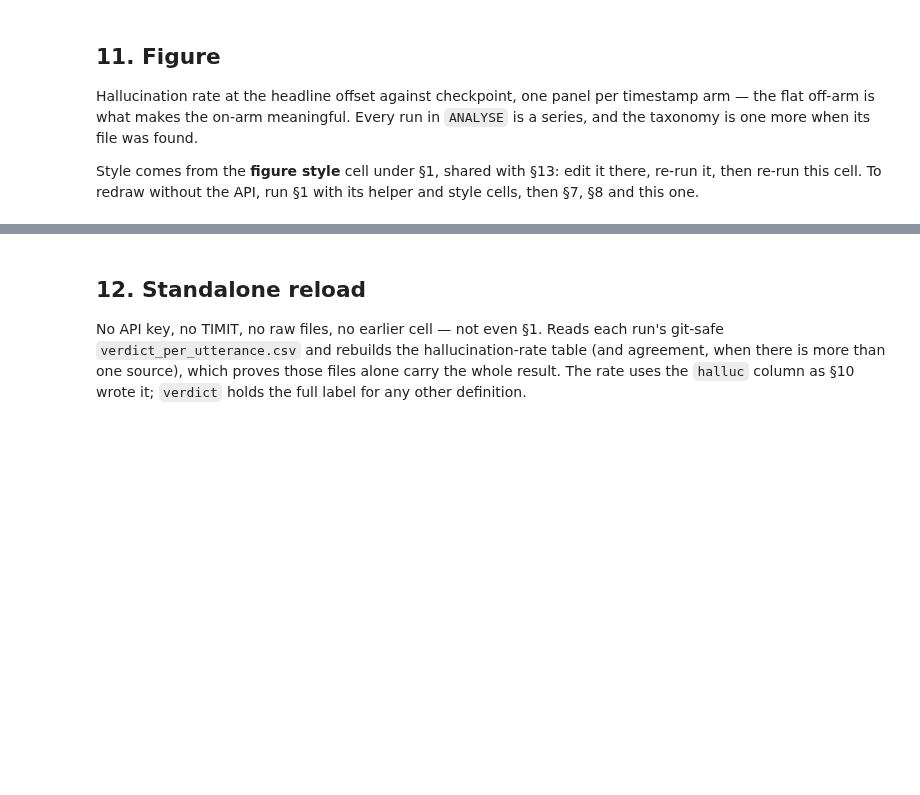
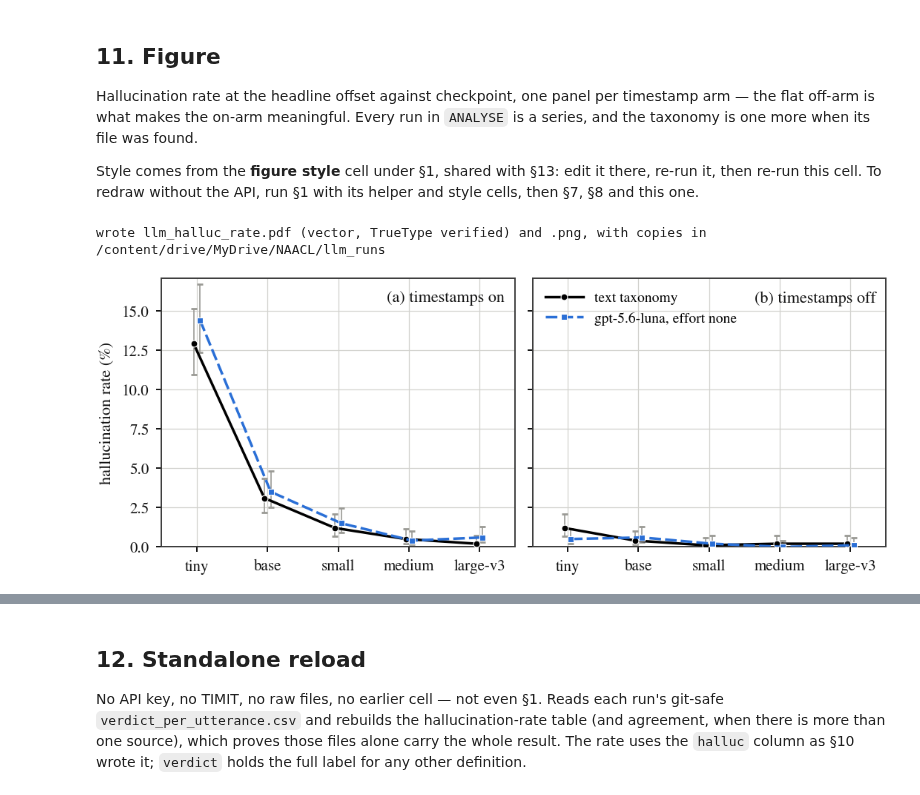
Before and after one commit to AgrfhyL/audio_model_initial_testing, a Jupyter notebook: Colab_LLMVerdict.ipynb, the cells around one changed output, grey strips where cells are left out. Drawn from its saved outputs; the diff is of its cells as text; code cells hidden in the pictures; blank space fills up the shorter version.

```diff
--- a/Colab_LLMVerdict.ipynb
+++ b/Colab_LLMVerdict.ipynb
@@ -143,7 +143,7 @@ REASONING_EFFORT = "none"
 #
 #  Only sections 2-6 read this. Analysis reads whichever runs are on Drive.
 # ---------------------------------------------------------------------------------------
-SOURCE = "delta"
+SOURCE = "scaling"
 
 # scaling only: a 5 s or 25 s hypothesis identical to the delta sweep's (after normalization, so
 # the judge would receive the same bytes) takes the verdict the delta run already paid for, and
@@ -1612,31 +1702,34 @@ def label_of(src):
     cfg = RUNREC[src]["config"]
     how = "greedy" if cfg["reasoning_effort"] is None else f"effort {cfg['reasoning_effort']}"
     grains = {RUNREC[r]["config"]["grain"] for r in ANALYSE}
     return f"{cfg['judge']}, {how}" + (f", {cfg['grain']}" if len(grains) > 1 else "")
 
 
 x = np.arange(len(MODELS))
 dodge = (np.arange(len(SOURCES)) - (len(SOURCES) - 1) / 2) * 0.09
 top = max(100 * v["wilson_hi"] for k, v in SUMMARY.items() if k.split("|")[2] == str(HEAD[0]))
 
 fig, axes = plt.subplots(1, 2, figsize=(WIDTH, HEIGHT), sharey=True)
 for ax, arm, tag in zip(axes, ("on", "off"), ("(a) timestamps on", "(b) timestamps off")):
     for n, src in enumerate(SOURCES):
         s   = [SUMMARY[f"{src}|{m}|{HEAD[0]}|{arm}"] for m in MODELS]
         mid = np.array([100 * v["rate"] for v in s])
         err = np.array([[100 * (v["rate"] - v["wilson_lo"]) for v in s],
                         [100 * (v["wilson_hi"] - v["rate"]) for v in s]])
         ax.errorbar(x + dodge[n], mid, yerr=err, fmt="none", ecolor=MUTE,
                     elinewidth=0.6, capsize=1.6, zorder=2)
         ax.plot(x + dodge[n], mid, color=PALETTE[n % 5], linestyle=DASHES[n % 5],
                 marker=MARKERS[n % 5], markeredgecolor="white", markeredgewidth=0.4,
                 zorder=3, label=label_of(src))
     ax.set_xticks(x)
     ax.set_xticklabels(MODELS)
     ax.set_xlim(-0.5, len(MODELS) - 0.5)
     ax.text(0.972, 0.955, tag, transform=ax.transAxes, ha="right", va="top", color=INK, fontsize=8)
-axes[0].set_ylim(0, max(1.0, top) * 1.3)
+axes[0].set_ylim(0, max(1.0, top) * 1.02)
 axes[0].set_ylabel("hallucination rate (%)")
 axes[1].legend(loc="upper left")
 fig.subplots_adjust(wspace=0.05)
 finish(fig, "llm_halluc_rate")
+# %% [output]
+wrote llm_halluc_rate.pdf (vector, TrueType verified) and .png, with copies in /content/drive/MyDrive/NAACL/llm_runs
+[figure, added]
```
Also changed, not shown: parts of 15 cells of this notebook.
